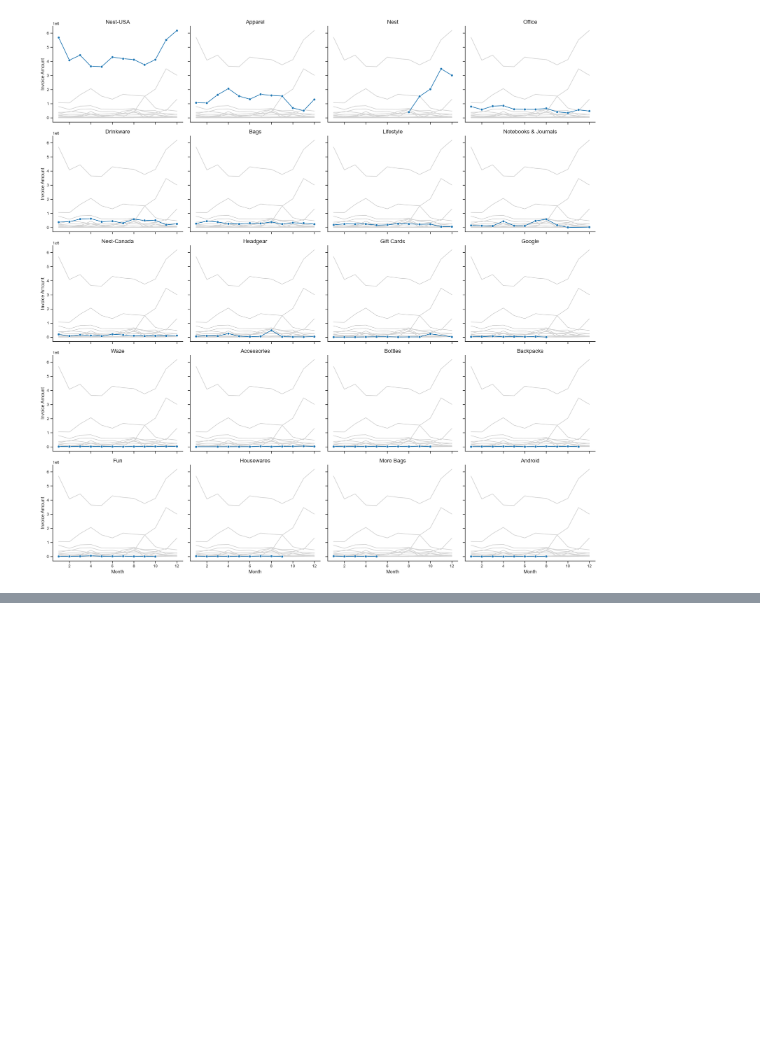
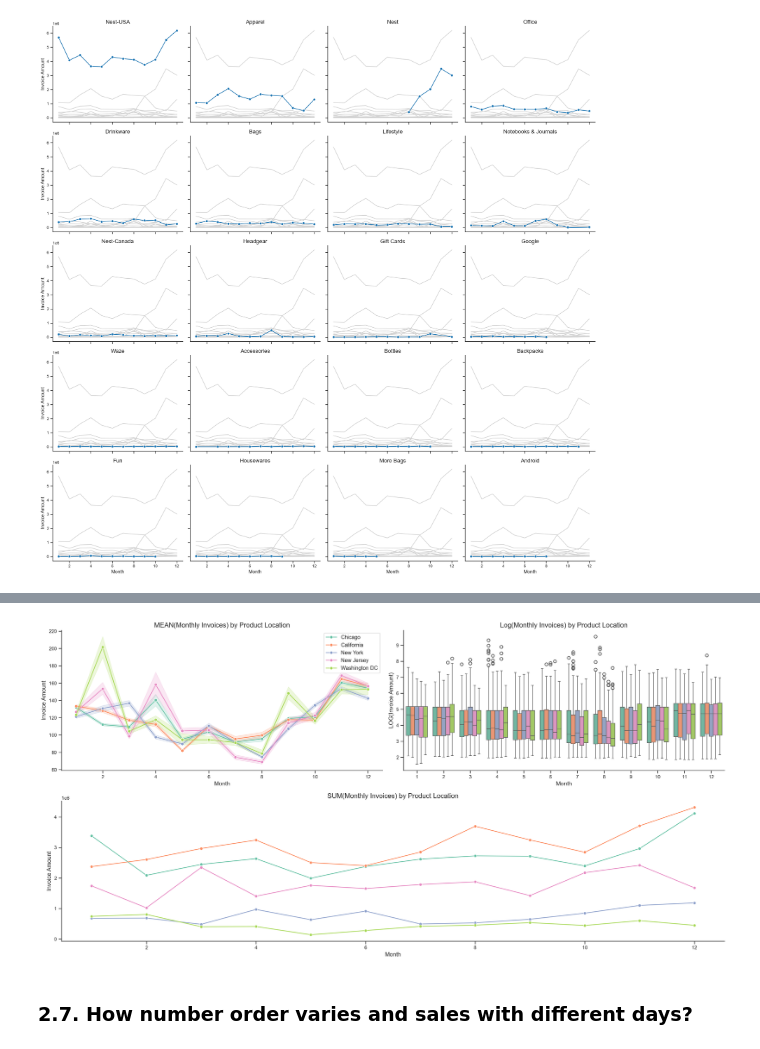
Before and after one commit to mateusengq/MKT-INSIGHTS-ECOMMERCE, a Jupyter notebook: Business_Questions.ipynb, the cells around one changed output, grey strips where cells are left out. Saved outputs shown, nothing was run; the diff lists cells and outputs as text; code cells hidden in the pictures; blank space fills up the shorter version.

```diff
--- a/Business_Questions.ipynb
+++ b/Business_Questions.ipynb
@@ -761,0 +733,50 @@ Index(['CustomerID', 'Transaction_ID', 'Transaction_Date', 'Product_SKU',
+# %%
+### Location
+
+invoice_location = data_tmp[['Invoice', 'Location', 'month']]
+invoice_location_total = data_tmp.groupby(['Location', 'month'])['Invoice'].agg('sum').reset_index()
+# %%
+import matplotlib.pyplot as plt
+import seaborn as sns
+import numpy as np
+
+# Assuming 'invoice_location_total' and 'invoice_location' DataFrames are already defined
+
+# Prepare the data for the plots
+invoice_location['log_invoice'] = np.log(invoice_location['Invoice'])
+
+# Create a grid with 2 rows and 2 columns using GridSpec
+fig = plt.figure(figsize=(20, 10))
+grid = plt.GridSpec(2, 2, height_ratios=[1, 1], width_ratios=[1, 1])
+
+# Plot 1: Line plot for SUM(Monthly Invoices) by Product Location
+ax1 = fig.add_subplot(grid[0, 0])
+sns.lineplot(data=invoice_location, x='month', y='Invoice', hue='Location', marker='o', ax=ax1)
+ax1.set_title('MEAN(Monthly Invoices) by Product Location')
+ax1.set_xlabel('Month')
+ax1.set_ylabel('Invoice Amount')
+ax1.legend()
+
+# Plot 2: Boxplot for Log(Monthly Invoices) by Product Location
+ax2 = fig.add_subplot(grid[0, 1])
+sns.boxplot(data=invoice_location, x='month', y='log_invoice', hue='Location', ax=ax2, legend=False)
+ax2.set_title('Log(Monthly Invoices) by Product Location')
+ax2.set_xlabel('Month')
+ax2.set_ylabel('LOG(Invoice Amount)')
+
+# Plot 3: Line plot for Monthly Invoices by Product Location spanning the entire second row
+ax3 = fig.add_subplot(grid[1, :])
+sns.lineplot(data=invoice_location_total, x='month', y='Invoice', hue='Location', marker='o', ax=ax3, legend=False)
+ax3.set_title('SUM(Monthly Invoices) by Product Location')
+ax3.set_xlabel('Month')
+ax3.set_ylabel('Invoice Amount')
+
+# Adjust layout to make room for the legend and ensure plots are not overlapping
+plt.tight_layout()
+
+
+plt.show()
+# %% [output]
+[figure, added]
+# %% [markdown]
+### 2.7. How number order varies and sales with different days?
```
Also changed, not shown: parts of 4 cells of this notebook, 1 other file.
